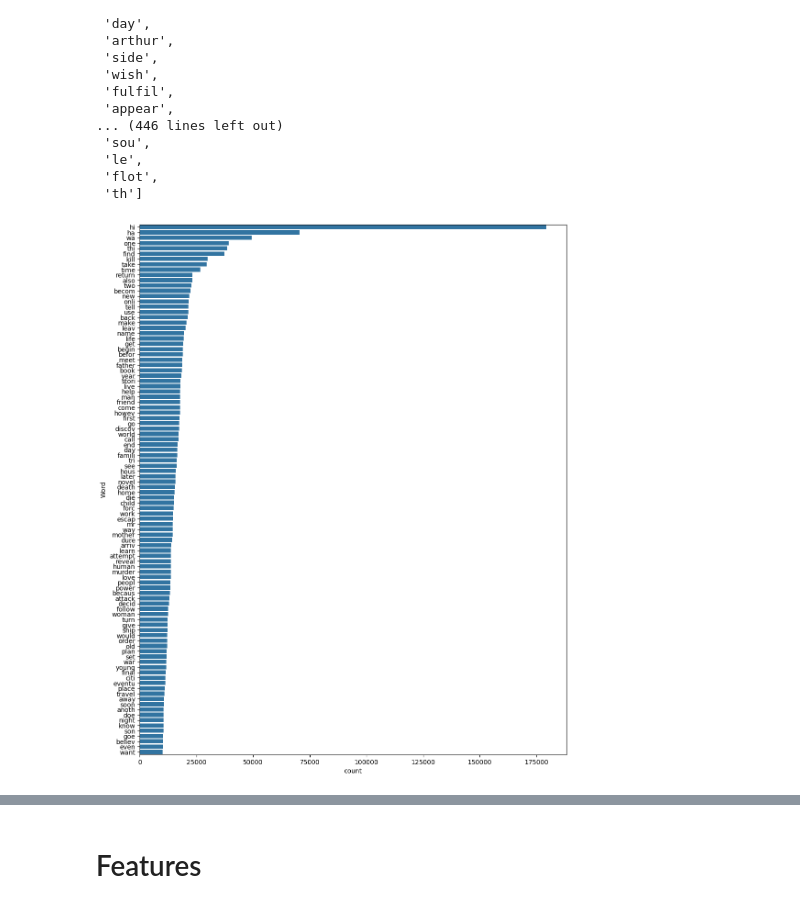
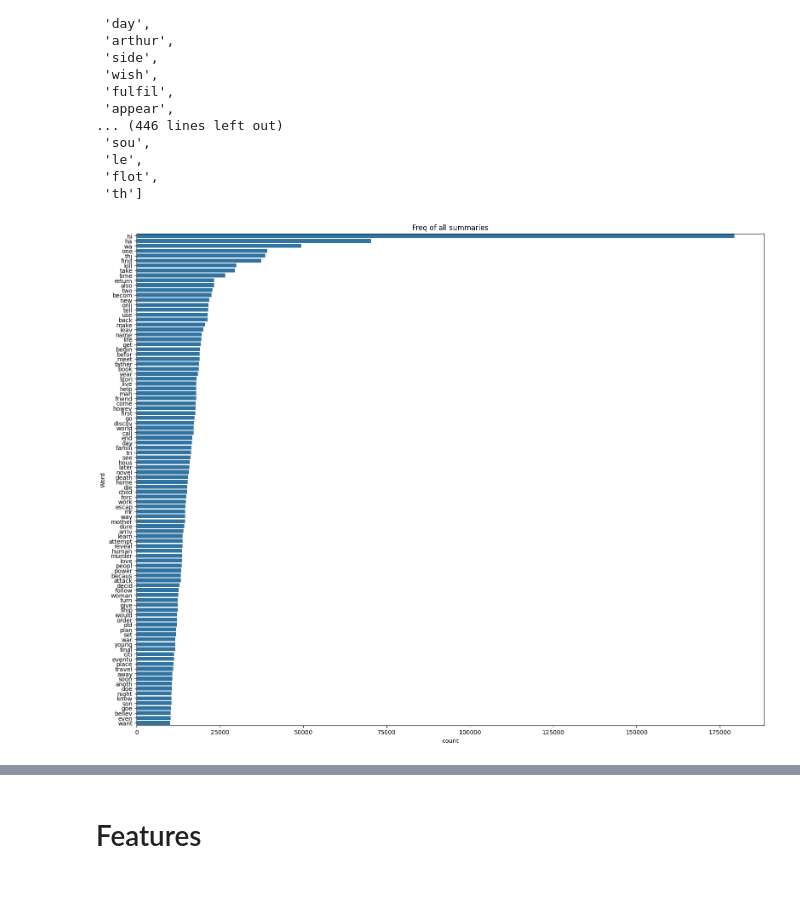
Before and after one commit to Lawrence4U/BookGenreDetector, a Jupyter notebook: src/bookGenreDetector.ipynb, the cells around one changed output, grey strips where cells are left out. Saved outputs shown, nothing was run; the diff lists cells and outputs as text; code cells hidden in the pictures.

```diff
--- a/src/bookGenreDetector.ipynb
+++ b/src/bookGenreDetector.ipynb
@@ -190,20 +193,24 @@ with open("data_ch1.pkl", "rb") as f:
 # %%
 
 #mostramos las 100 palabras mas comunes entre todos los libros
-def plot_most_frequent_words(words, num_words=100):
+def plot_most_frequent_words(words, num_words=100, title=None, plt_show=None, size=(19,15)):
     # Create a frequency distribution of the words
     freq_dist = FreqDist(words)
 
     # Select the top 'num_words' most frequent words
     wordsdf = pd.DataFrame({'word':list(freq_dist.keys()), 'count':list(freq_dist.values())})
-    top_words = wordsdf.sort_values(by='count', ascending=False).iloc[0:100]
+    top_words = wordsdf.sort_values(by='count', ascending=False).iloc[0:num_words]
 
     # Plotting
-    plt.figure(figsize=(12,15))
+    plt.figure(figsize=size)
+    if title:
+        plt.title(title)
     ax = sns.barplot(data=top_words, x= "count", y = "word")
     ax.set(ylabel = 'Word')
-    plt.show()
+    if plt_show:
+        plt.show()
+    return plt
 
-plot_most_frequent_words(' '.join(list(data_cc.summary)).split(' '), num_words=100)
+plot_most_frequent_words(' '.join(list(data_cc.summary)).split(' '), num_words=100, title="Freq of all summaries", plt_show=True)
 # %% [output]
-[figure, old version]
+[figure, new version]
```
Also changed, not shown: parts of 11 cells of this notebook.
